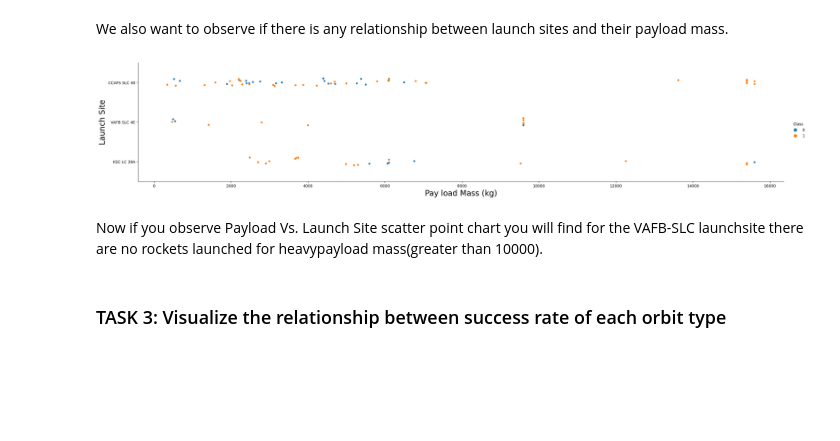
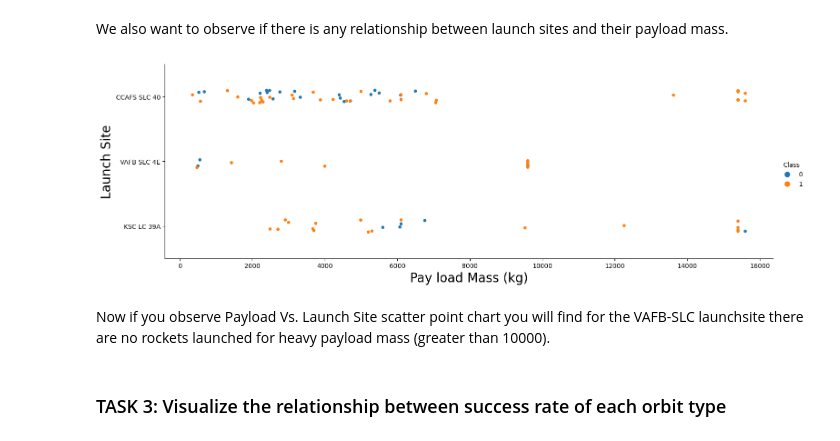
Before and after one commit to Kuronno/ibm-capstone, a Jupyter notebook: 2b-eda-dataviz.ipynb, the cells around one changed output. Saved outputs shown, nothing was run; the diff lists cells and outputs as text; code cells hidden in the pictures; blank space fills up the shorter version.

```diff
--- a/2b-eda-dataviz.ipynb
+++ b/2b-eda-dataviz.ipynb
@@ -89,14 +89,14 @@ Now try to explain the patterns you found in the Flight Number vs. Launch Site s
 # %% [markdown]
 We also want to observe if there is any relationship between launch sites and their payload mass.
 # %%
-sns.catplot(y="LaunchSite", x="PayloadMass", hue="Class", data=df, aspect=5)
+sns.catplot(y="LaunchSite", x="PayloadMass", hue="Class", data=df, aspect=3)
 plt.xlabel("Pay load Mass (kg)", fontsize=20)
 plt.ylabel("Launch Site", fontsize=20)
 plt.show()
 # %% [output]
-[figure, old version]
+[figure, new version]
 # %% [markdown]
-Now if you observe Payload Vs. Launch Site scatter point chart you will find for the VAFB-SLC  launchsite there are no  rockets  launched for  heavypayload mass(greater than 10000).
+Now if you observe Payload Vs. Launch Site scatter point chart you will find for the VAFB-SLC  launchsite there are no rockets launched for  heavy payload mass (greater than 10000).
 # %% [markdown]
 ### TASK  3: Visualize the relationship between success rate of each orbit type
 # %% [markdown]
```
Also changed, not shown: parts of 7 cells of this notebook, 2 other files.
